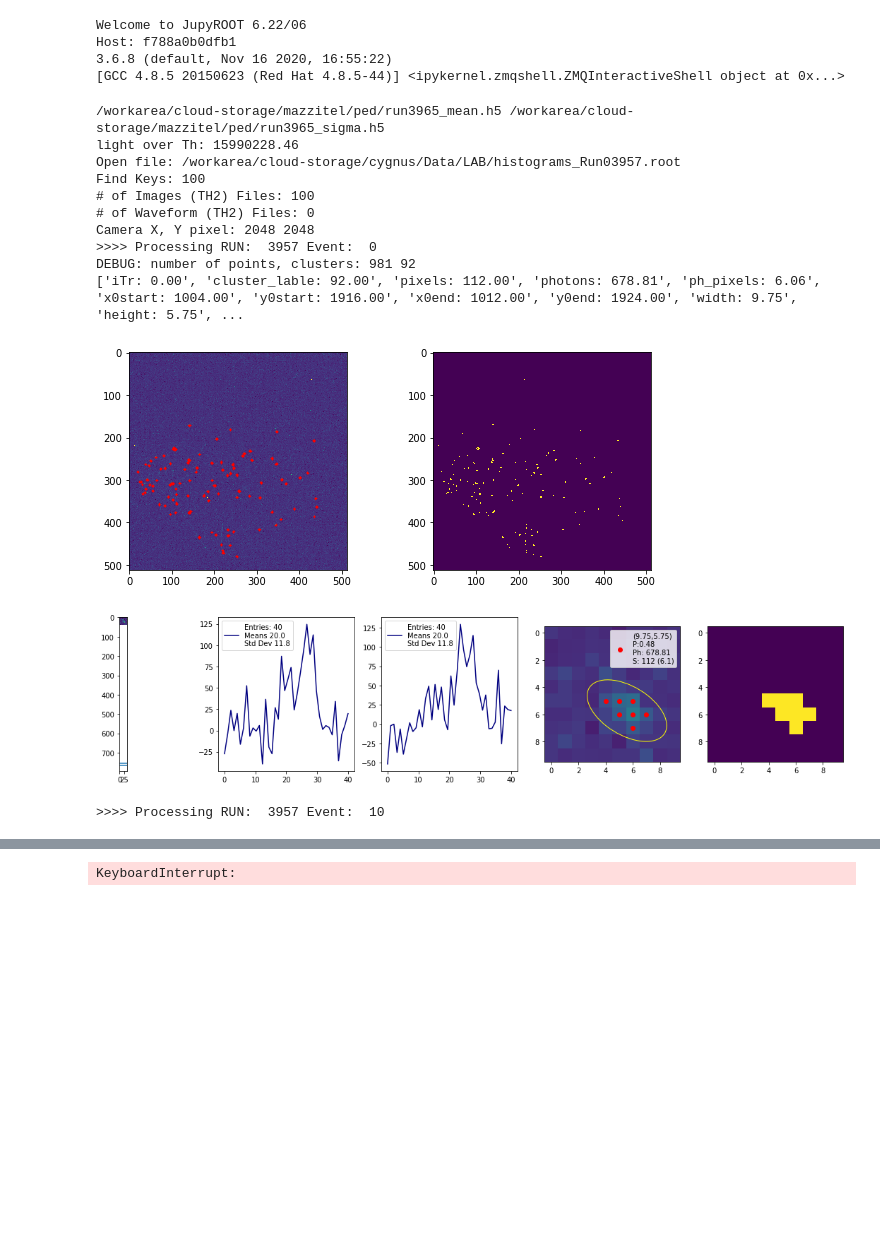
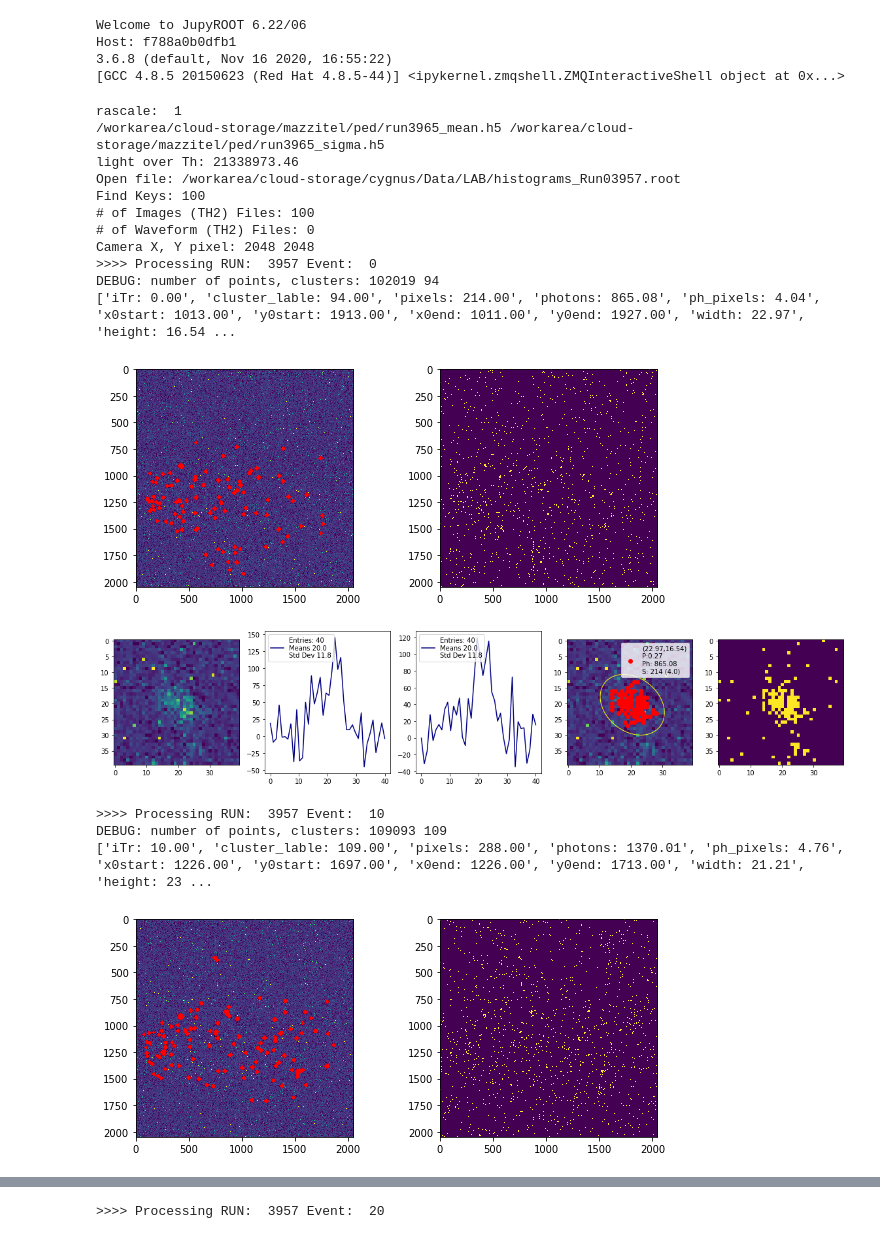
Before and after one commit to gmazzitelli/cygno_cloud, a Jupyter notebook: Fe.ipynb, the cells around one changed output, grey strips where cells are left out. Saved outputs shown, nothing was run; the diff lists cells and outputs as text; code cells hidden in the pictures; blank space fills up the shorter version.

```diff
--- a/Fe.ipynb
+++ b/Fe.ipynb
@@ -100,8 +100,8 @@ run_ped       = 3965 #4062
 cimax         = 500
 cimin         = 0
 tag           = 'LAB'
-nsigma        = 1.5
-doRescale     = True
+nsigma        = 2.0
+doRescale     = False
 ###############################################################
 cfile = cy.open_(runI[0], tag=tag, posix=posix, verbose=False)
 if cfile.x_resolution == 2048:
@@ -109,7 +109,7 @@ if cfile.x_resolution == 2048:
 else:
     rescale = 576 #fusion
 
-tscale = int(cfile.x_resolution/rescale)
+
 if not doRescale:
     rescale = cfile.x_resolution
     eps=5
@@ -118,7 +118,8 @@ if not doRescale:
 else:
     eps=2
     min_samples = 5
-
+tscale = int(cfile.x_resolution/rescale)
+print("rascale: ", tscale)
 
 ################################################################
 debug         = False
@@ -151,17 +152,16 @@ for nRi in range(len(runI)):
                 (runI[nRi], cimin, cimax, rescale, nsigma, cfile.max_image, run_ped))
     #
 ######## main loop sulle imagini da analizzare ###########
-    for iTr in range(0, cfile.max_image):
+    for iTr in range(0, cfile.max_image): # cfile.max_image
         if iTr % 10 == 0:
           # running & debug ...
           print ('>>>> Processing RUN: ', runI[nRi], 'Event: ', iTr)
           # end
 
         image = rtnp.hist2array(cfile.file.Get(cfile.pic[iTr])).T
-
-        rebin_image     = cy.rebin(image-m_image, (rescale, rescale))
+        raw_image       = (image-m_image)
+        rebin_image     = cy.rebin(raw_image, (rescale, rescale))
         rebin_th_image  = cy.rebin((th_image-m_image), (rescale, rescale))
-
         edges           = (rebin_image > rebin_th_image) & (rebin_image < cimax)
         points          = np.array(np.nonzero(edges)).T.astype(float)
 
@@ -177,13 +177,21 @@ for nRi in range(len(runI)):
             yc = points[:,0][clusters==ic]
             xc = points[:,1][clusters==ic]
 
-            ph, dim = cy.cluster_par(xc, yc, rebin_image)
-            width, height, pearson = cy.confidence_ellipse_par(xc,yc)
+            dd = 20/tscale
+            zx1 = int(xc.mean() - dd)
+            zx2 = int(xc.mean() + dd)
+            zy1 = int(yc.mean() - dd)
+            zy2 = int(yc.mean() + dd)
+            izoom = raw_image[zy1*tscale:zy2*tscale,zx1*tscale:zx2*tscale]
+            width, height, pearson, ph, dim = cy.confidence_ellipse_par((xc-zx1)*tscale, (yc-zy1)*tscale,
+                                                                     image = izoom)
+#             ph, dim = cy.cluster_par(xc, yc, rebin_image)
+#             width, height, pearson, _, _ = cy.confidence_ellipse_par(xc,yc)
 
             #
             # attenzine NORMALIZZAZIONE per per rscale
             #
-            for j in range(0, dim):
+            for j in range(0, xc.shape[0]):
                 x=int(xc[j])
                 y=int(yc[j])
                 #ph += rebin_image[y,x]
@@ -193,10 +201,10 @@ for nRi in range(len(runI)):
             x0end = x*tscale
             y0end = y*tscale
 
-            ph     = ph*tscale*tscale
-            dim    = dim*tscale*tscale
-            width  = width*tscale
-            height = height*tscale
+#             ph     = ph*tscale*tscale
+#             dim    = dim*tscale*tscale
+#             width  = width*tscale
+#             height = height*tscale
 
             #
             # salva info per ogni cluster
@@ -217,7 +225,7 @@ for nRi in range(len(runI)):
             ax[1].imshow(edges)
             plt.show()
             fig, ax = plt.subplots(1,5, figsize=(20,4))
-            norma = int(image.shape[0]/rescale)
+
             #ic = 0
             yc = points[:,0][clusters==ic]
             xc = points[:,1][clusters==ic]
@@ -227,41 +235,41 @@ for nRi in range(len(runI)):
             zx2 = int(xc.mean() + dd)
             zy1 = int(yc.mean() - dd)
             zy2 = int(yc.mean() + dd)
-            izoom = image[zy1*norma:zy2*norma,zx1*norma:zx2*norma]-m_image[zy1*norma:zy2*norma,zx1*norma:zx2*norma]
+            izoom = image[zy1*tscale:zy2*tscale,zx1*tscale:zx2*tscale]-m_image[zy1*tscale:zy2*tscale,zx1*tscale:zx2*tscale]
             ax[0].imshow(izoom, vmin=-5, vmax=30)
-            #ax[0].axhline(x0start-zx1)
-            #ax[0].axhline(x0end-zx1)
             py = np.sum(izoom, axis=0)
             px = np.sum(izoom, axis=1)
             x = np.linspace(0, py.size, py.size)
             ax[1].plot(x,py, "navy", label='Entries: {:d}\nMeans {:.1f}\nStd Dev {:.1f}'.format(x.size, x.mean(), x.std()))
             ax[2].plot(x,px, "navy", label='Entries: {:d}\nMeans {:.1f}\nStd Dev {:.1f}'.format(x.size, x.mean(), x.std()))
 
             ax[3].imshow(rebin_image[zy1:zy2,zx1:zx2], vmin=-5, vmax=30)
             el_plt, el_par = cy.confidence_ellipse(xc-zx1, yc-zy1, ax[3], edgecolor='yellow')
-#             ph, dim = cy.cluster_par(xc, yc, rebin_image)
-#             width, height, pearson = cy.confidence_ellipse_par(xc, yc)
             ax[3].scatter(xc-zx1, yc-zy1, color='red', label = ('(%.2f,%.2f)\nP:%.2f\nPh: %.2f\nS: %d (%.1f)' %
                                     (width, height, pearson, ph, dim, ph/dim)))
             ax[4].imshow(edges[zy1:zy2,zx1:zx2])
             ax[1].legend()
             ax[2].legend()
             ax[3].legend()
             plt.show()
 #################### close and save ################
     df.to_pickle(file_out, compression='gzip')
     print ("out file", file_out)
 # %% [output]
+rascale:  1
 /workarea/cloud-storage/mazzitel/ped/run3965_mean.h5 /workarea/cloud-storage/mazzitel/ped/run3965_sigma.h5
-light over Th: 15990228.46
+light over Th: 21338973.46
 Open file: /workarea/cloud-storage/cygnus/Data/LAB/histograms_Run03957.root
 Find Keys: 100
 # of Images (TH2) Files: 100
 # of Waveform (TH2) Files: 0
 Camera X, Y pixel: 2048 2048
 >>>> Processing RUN:  3957 Event:  0
-DEBUG: number of points, clusters: 981 92
-['iTr: 0.00', 'cluster_lable: 92.00', 'pixels: 112.00', 'photons: 678.81', 'ph_pixels: 6.06', 'x0start: 1004.00', 'y0start: 1916.00', 'x0end: 1012.00', 'y0end: 1924.00', 'width: 9.75', 'height: 5.75', ...
+DEBUG: number of points, clusters: 102019 94
+['iTr: 0.00', 'cluster_lable: 94.00', 'pixels: 214.00', 'photons: 865.08', 'ph_pixels: 4.04', 'x0start: 1013.00', 'y0start: 1913.00', 'x0end: 1011.00', 'y0end: 1927.00', 'width: 22.97', 'height: 16.54 ...
-[figure, old version]
+[figure, new version]
-[figure, old version]
+[figure, new version]
 >>>> Processing RUN:  3957 Event:  10
+DEBUG: number of points, clusters: 109093 109
+['iTr: 10.00', 'cluster_lable: 109.00', 'pixels: 288.00', 'photons: 1370.01', 'ph_pixels: 4.76', 'x0start: 1226.00', 'y0start: 1697.00', 'x0end: 1226.00', 'y0end: 1713.00', 'width: 21.21', 'height: 23 ...
+[figure, added]
@@ -268 +277 @@ DEBUG: number of points, clusters: 981 92
-KeyboardInterrupt:
+>>>> Processing RUN:  3957 Event:  20
```
Also changed, not shown: parts of 32 cells of this notebook, 1 other file.
